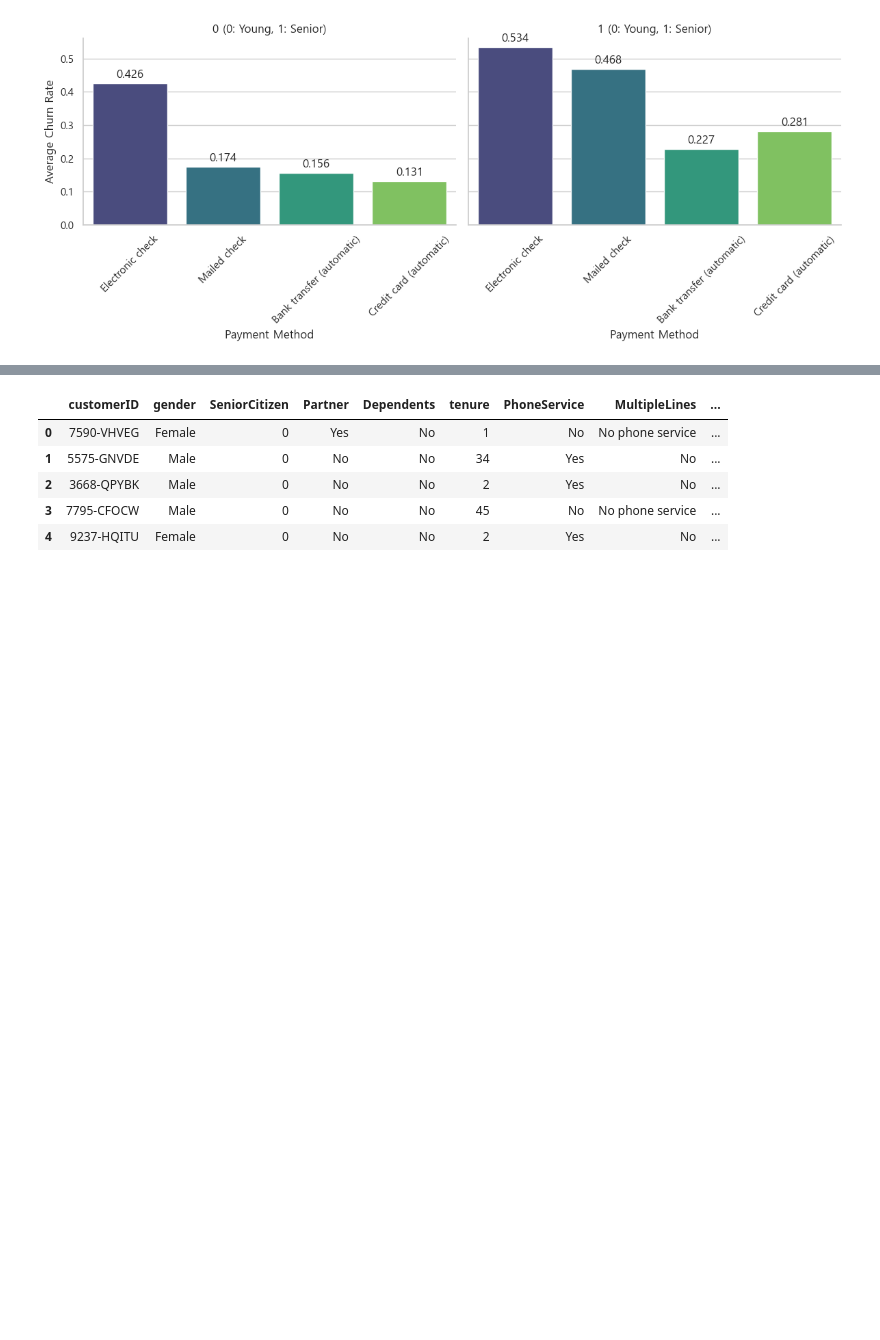
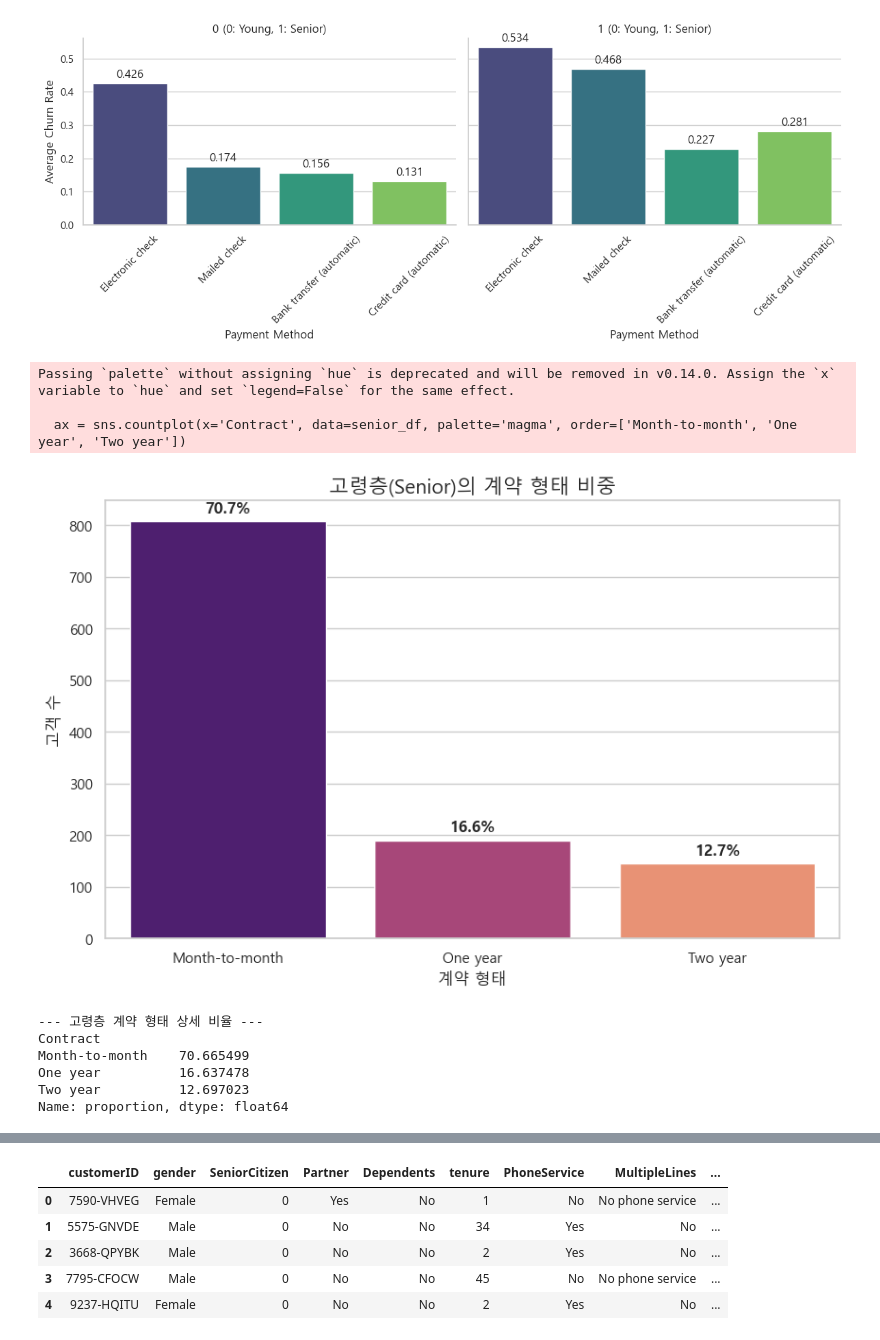
Before and after one commit to hyeonahson-hash/Amazon-Sales-Dataset, a Jupyter notebook: Telco/TelcoCustomerChurn_with_autogluon_ver2.ipynb, the cells around one changed output, grey strips where cells are left out. Cells and saved outputs as stored; diff of their text form; code cells hidden in the pictures; blank space fills up the shorter version.

Commit message:
feat: add customer churn analysis projects for Telco and Amazon datasets with various machine learning notebooks.

```diff
--- a/Telco/TelcoCustomerChurn_with_autogluon_ver2.ipynb
+++ b/Telco/TelcoCustomerChurn_with_autogluon_ver2.ipynb
@@ -49,7 +44,7 @@ sns.set(style="whitegrid")
 plt.rcParams['figure.figsize'] = (10, 6)
 
 # 1. 파일 존재 여부 먼저 확인
-file_path = 'Telco/data/Telco-Customer-Churn.csv'
+file_path = 'data/Telco-Customer-Churn.csv'
 
 if os.path.exists(file_path):
     df = pd.read_csv(file_path)
@@ -329,3 +324,42 @@ The `ci` parameter is deprecated. Use `errorbar=None` for the same effect.
   g = sns.catplot(x='PaymentMethod', y='Churn_Numeric', col='SeniorCitizen',
 <Figure size 1200x600 with 0 Axes>
 [figure]
+# %%
+import matplotlib.pyplot as plt
+import seaborn as sns
+
+# 1. 고령자 데이터만 추출
+senior_df = df[df['SeniorCitizen'] == 1]
+
+# 2. 고령자 내 계약 형태 비율 계산
+contract_counts = senior_df['Contract'].value_counts(normalize=True) * 100
+
+# 3. 시각화 (파이 차트 또는 막대 그래프)
+plt.figure(figsize=(10, 6))
+ax = sns.countplot(x='Contract', data=senior_df, palette='magma', order=['Month-to-month', 'One year', 'Two year'])
+
+# 막대 위에 백분율 표시
+total = len(senior_df)
+for p in ax.patches:
+    percentage = f'{100 * p.get_height() / total:.1f}%'
+    ax.annotate(percentage, (p.get_x() + p.get_width() / 2., p.get_height()),
+                ha='center', va='center', xytext=(0, 10), textcoords='offset points', fontweight='bold')
+
+plt.title('고령층(Senior)의 계약 형태 비중', fontsize=15)
+plt.ylabel('고객 수')
+plt.xlabel('계약 형태')
+plt.show()
+
+print("--- 고령층 계약 형태 상세 비율 ---")
+print(contract_counts)
+# %% [output]
+Passing `palette` without assigning `hue` is deprecated and will be removed in v0.14.0. Assign the `x` variable to `hue` and set `legend=False` for the same effect.
+
+  ax = sns.countplot(x='Contract', data=senior_df, palette='magma', order=['Month-to-month', 'One year', 'Two year'])
+[figure, added]
+--- 고령층 계약 형태 상세 비율 ---
+Contract
+Month-to-month    70.665499
+One year          16.637478
+Two year          12.697023
+Name: proportion, dtype: float64
```
Also changed, not shown: parts of 12 cells of this notebook.
